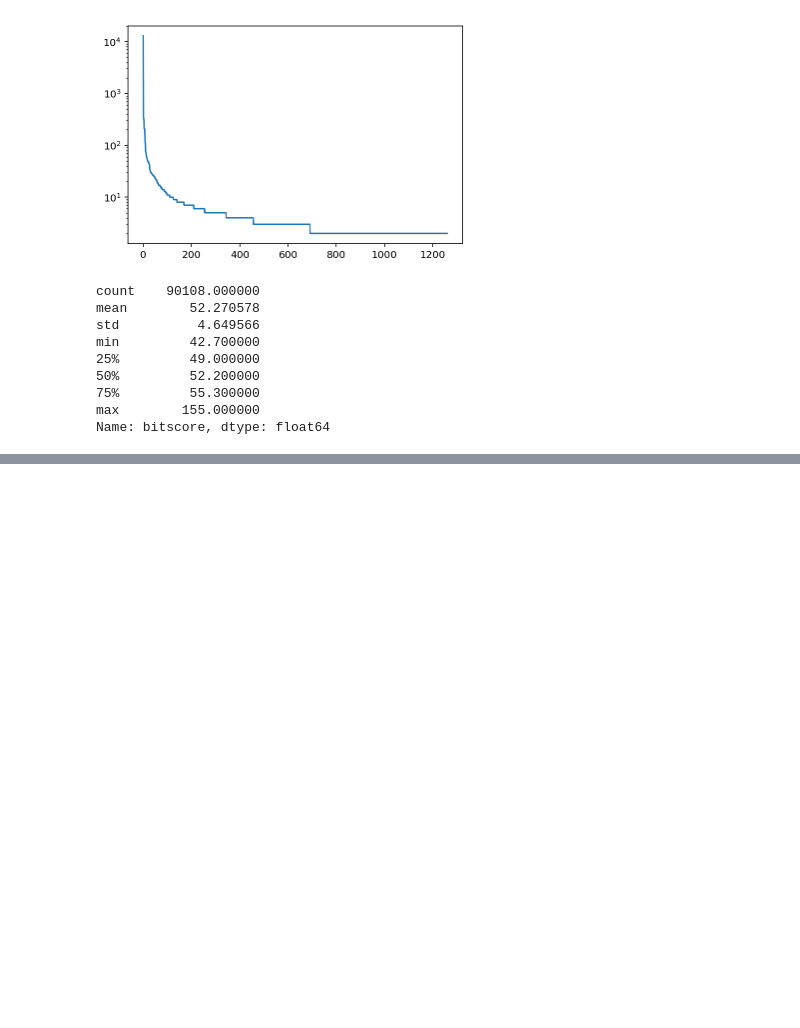
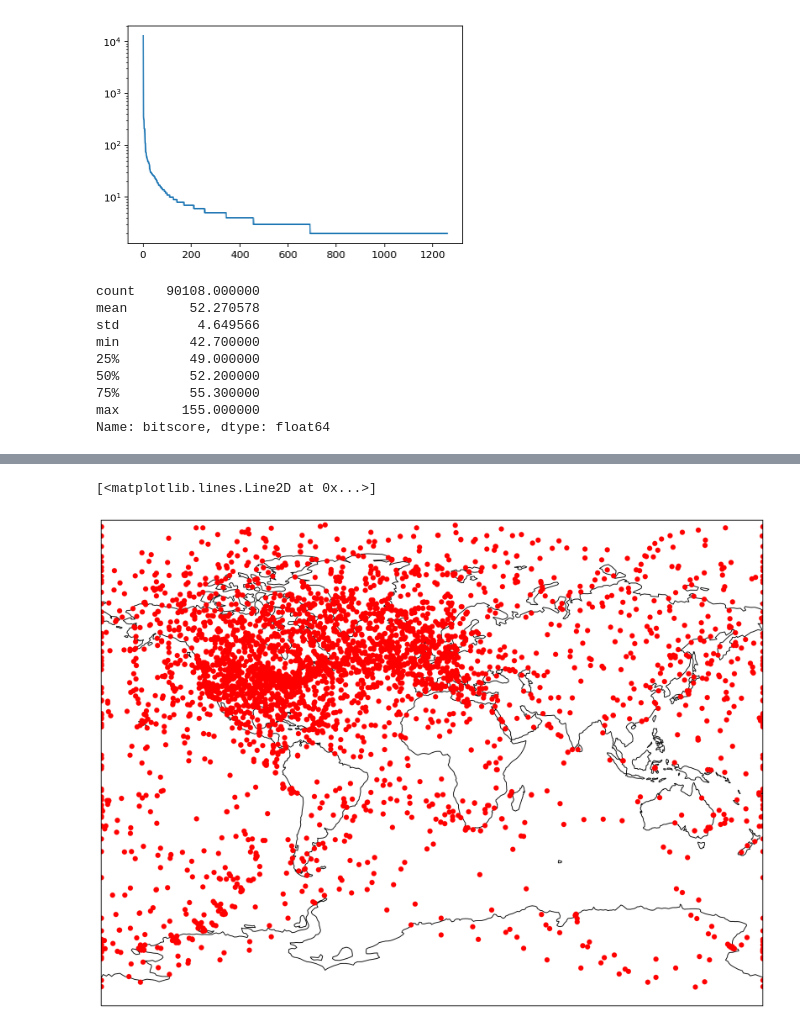
Before and after one commit to camillescott/viralnet, a Jupyter notebook: ViralNetworks.ipynb, the cells around one changed output, grey strips where cells are left out. Drawn from its saved outputs; the diff is of its cells as text; code cells hidden in the pictures; blank space fills up the shorter version.

```diff
--- a/ViralNetworks.ipynb
+++ b/ViralNetworks.ipynb
@@ -186,0 +288,4 @@ NodeView(('sg_286629', 'vc_87514', '2537562090:AMEW01000028', '2600255107:Ga0060
+# %%
+#taxon_table = pandas.read_csv( '../imgdb/img_taxon_table.csv', index_col=0 )
+#env_table   = pandas.read_csv( '../imgdb/img_env_sample_table.csv', index_col=0 )
+taxon_latlon = pandas.read_csv( '../imgdb/taxon_latlon.csv', index_col=0 )
@@ -186,0 +301,17 @@ NodeView(('sg_286629', 'vc_87514', '2537562090:AMEW01000028', '2600255107:Ga0060
+# %%
+d = metadata.merge( taxon_latlon, on='TAXON_OID' )
+locations = set()
+for n,item in d[ ['LATITUDE', 'LONGITUDE'] ].dropna().iterrows() :
+    locations.add( tuple( map( float, item ) ) )
+# %%
+figure( figsize=(18,12) )
+
+ax = plt.axes( projection=cartopy.crs.Miller() )
+#ax.add_image( GoogleTiles( style='satellite' ), 3 )
+ax.coastlines()
+
+y, x = zip(*locations)
+plot( x, y, 'ro', transform=cartopy.crs.Geodetic() )
+# %% [output]
+[<matplotlib.lines.Line2D at 0x...>]
+[figure, added]
```
Also changed, not shown: parts of 12 cells of this notebook.
